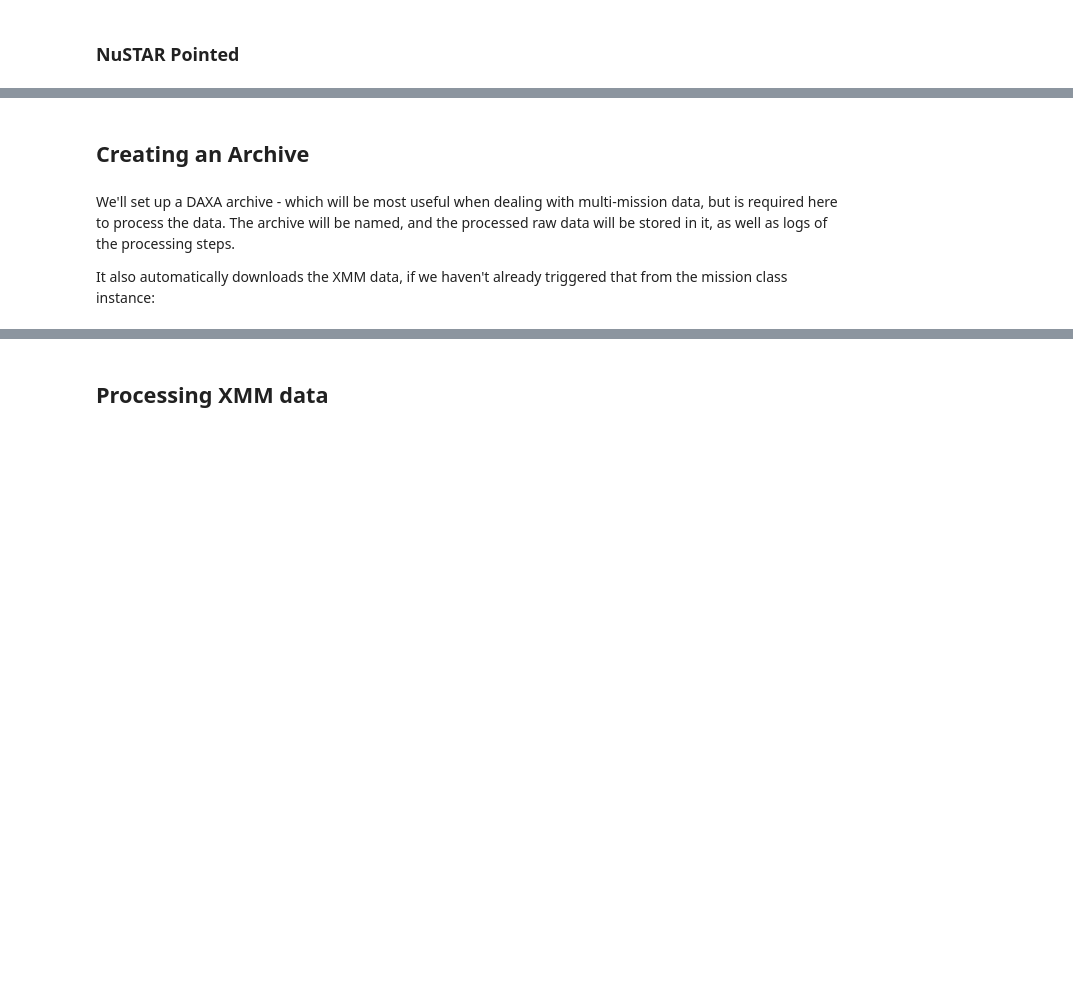
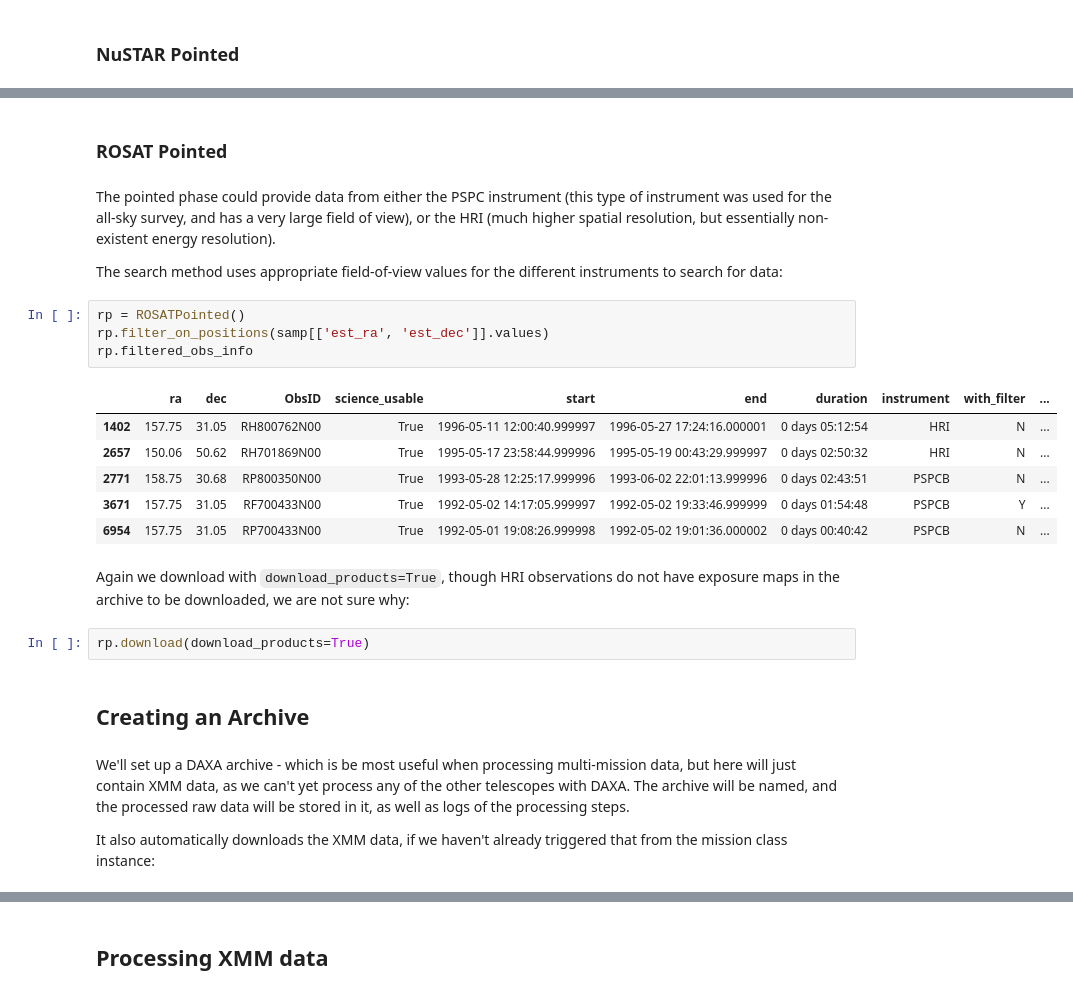
Before and after one commit to DavidT3/OVI_groups, a Jupyter notebook: notebooks/get_xray_data.ipynb, the cells around one changed output, grey strips where cells are left out. Drawn from its saved outputs; the diff is of its cells as text; blank space fills up the shorter version.

```diff
--- a/notebooks/get_xray_data.ipynb
+++ b/notebooks/get_xray_data.ipynb
@@ -104,7 +139,28 @@ nustar.filtered_obs_info
+# %% [markdown]
+### ROSAT Pointed
+# %% [markdown]
+The pointed phase could provide data from either the PSPC instrument (this type of instrument was used for the all-sky survey, and has a very large field of view), or the HRI (much higher spatial resolution, but essentially non-existent energy resolution).
+
+The search method uses appropriate field-of-view values for the different instruments to search for data:
+# %%
+rp = ROSATPointed()
+rp.filter_on_positions(samp[['est_ra', 'est_dec']].values)
+rp.filtered_obs_info
+# %% [output]
+|  | ra | dec | ObsID | science_usable | start | end | duration | instrument | with_filter | ... |
+| 1402 | 157.75 | 31.05 | RH800762N00 | True | 1996-05-11 12:00:40.999997 | 1996-05-27 17:24:16.000001 | 0 days 05:12:54 | HRI | N | ... |
+| 2657 | 150.06 | 50.62 | RH701869N00 | True | 1995-05-17 23:58:44.999996 | 1995-05-19 00:43:29.999997 | 0 days 02:50:32 | HRI | N | ... |
+| 2771 | 158.75 | 30.68 | RP800350N00 | True | 1993-05-28 12:25:17.999996 | 1993-06-02 22:01:13.999996 | 0 days 02:43:51 | PSPCB | N | ... |
+| 3671 | 157.75 | 31.05 | RF700433N00 | True | 1992-05-02 14:17:05.999997 | 1992-05-02 19:33:46.999999 | 0 days 01:54:48 | PSPCB | Y | ... |
+| 6954 | 157.75 | 31.05 | RP700433N00 | True | 1992-05-01 19:08:26.999998 | 1992-05-02 19:01:36.000002 | 0 days 00:40:42 | PSPCB | N | ... |
+# %% [markdown]
+Again we download with `download_products=True`, though HRI observations do not have exposure maps in the archive to be downloaded, we are not sure why:
+# %%
+rp.download(download_products=True)
 # %% [markdown]
 ## Creating an Archive
 # %% [markdown]
-We'll set up a DAXA archive - which will be most useful when dealing with multi-mission data, but is required here to process the data. The archive will be named, and the processed raw data will be stored in it, as well as logs of the processing steps.
+We'll set up a DAXA archive - which is be most useful when processing multi-mission data, but here will just contain XMM data, as we can't yet process any of the other telescopes with DAXA. The archive will be named, and the processed raw data will be stored in it, as well as logs of the processing steps.
 
 It also automatically downloads the XMM data, if we haven't already triggered that from the mission class instance:
 # %%
```
Also changed, not shown: parts of 29 cells of this notebook.
